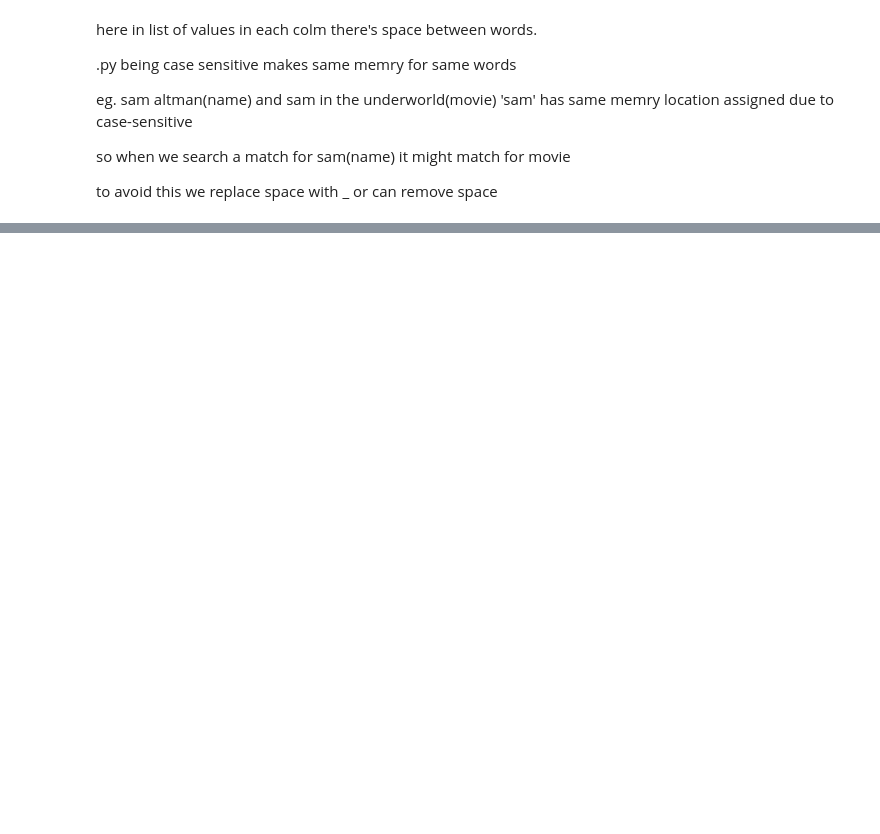
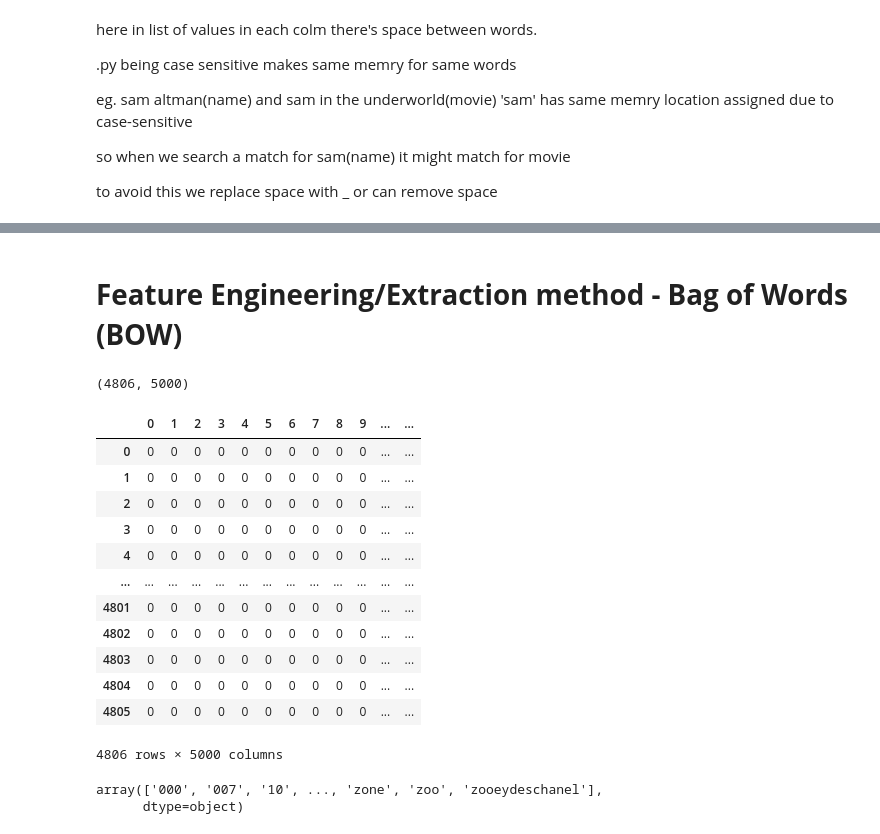
Before and after one commit to Aishwarya-Rajagopal/Aishwarya-Rajagopal, a Jupyter notebook: movie_recommendation_system.ipynb, the cells around one changed output, grey strips where cells are left out. Drawn from its saved outputs; the diff is of its cells as text; code cells hidden in the pictures; blank space fills up the shorter version.

Commit message:
added feature engineering for text analytics

```diff
--- a/movie_recommendation_system.ipynb
+++ b/movie_recommendation_system.ipynb
@@ -286,0 +322,4 @@ movies_df.dropna(inplace=True)
+# %%
+# concatenating all details colm into a single colm
+movies_df['context'] = movies_df['genres'] + movies_df['keywords'] + movies_df['overview'] + movies_df['cast'] + movies_df['crew']
+movies_df.head()
@@ -286,0 +337,3 @@ movies_df.dropna(inplace=True)
+# %%
+recom_df = movies_df[['title','context']]
+recom_df.head()
@@ -286,0 +347,3 @@ movies_df.dropna(inplace=True)
+# %%
+# joining the list format of 'context' colm into a paragragh format
+recom_df['context'] = recom_df['context'].apply(lambda x:" ".join(x))
@@ -286,0 +360,34 @@ movies_df.dropna(inplace=True)
+# %% [markdown]
+# **Feature Engineering/Extraction method - Bag of Words (BOW)**
+# %%
+from sklearn.feature_extraction.text import CountVectorizer
+cv = CountVectorizer(max_features=5000, stop_words='english')
+# stop_words - to ignore grammar words like is,an...
+bow_matrix = cv.fit_transform(recom_df['context']).toarray()
+# %%
+bow_matrix.shape
+# %% [output]
+(4806, 5000)
+# %%
+# viewing the bow_matrix
+pd.DataFrame(bow_matrix)
+# %% [output]
+|  | 0 | 1 | 2 | 3 | 4 | 5 | 6 | 7 | 8 | 9 | ... | ... |
+| 0 | 0 | 0 | 0 | 0 | 0 | 0 | 0 | 0 | 0 | 0 | ... | ... |
+| 1 | 0 | 0 | 0 | 0 | 0 | 0 | 0 | 0 | 0 | 0 | ... | ... |
+| 2 | 0 | 0 | 0 | 0 | 0 | 0 | 0 | 0 | 0 | 0 | ... | ... |
+| 3 | 0 | 0 | 0 | 0 | 0 | 0 | 0 | 0 | 0 | 0 | ... | ... |
+| 4 | 0 | 0 | 0 | 0 | 0 | 0 | 0 | 0 | 0 | 0 | ... | ... |
+| ... | ... | ... | ... | ... | ... | ... | ... | ... | ... | ... | ... | ... |
+| 4801 | 0 | 0 | 0 | 0 | 0 | 0 | 0 | 0 | 0 | 0 | ... | ... |
+| 4802 | 0 | 0 | 0 | 0 | 0 | 0 | 0 | 0 | 0 | 0 | ... | ... |
+| 4803 | 0 | 0 | 0 | 0 | 0 | 0 | 0 | 0 | 0 | 0 | ... | ... |
+| 4804 | 0 | 0 | 0 | 0 | 0 | 0 | 0 | 0 | 0 | 0 | ... | ... |
+| 4805 | 0 | 0 | 0 | 0 | 0 | 0 | 0 | 0 | 0 | 0 | ... | ... |
+4806 rows × 5000 columns
+# %%
+# names of each vector colm
+cv.get_feature_names_out()
+# %% [output]
+array(['000', '007', '10', ..., 'zone', 'zoo', 'zooeydeschanel'],
+      dtype=object)
```
Also changed, not shown: parts of 14 cells of this notebook.
